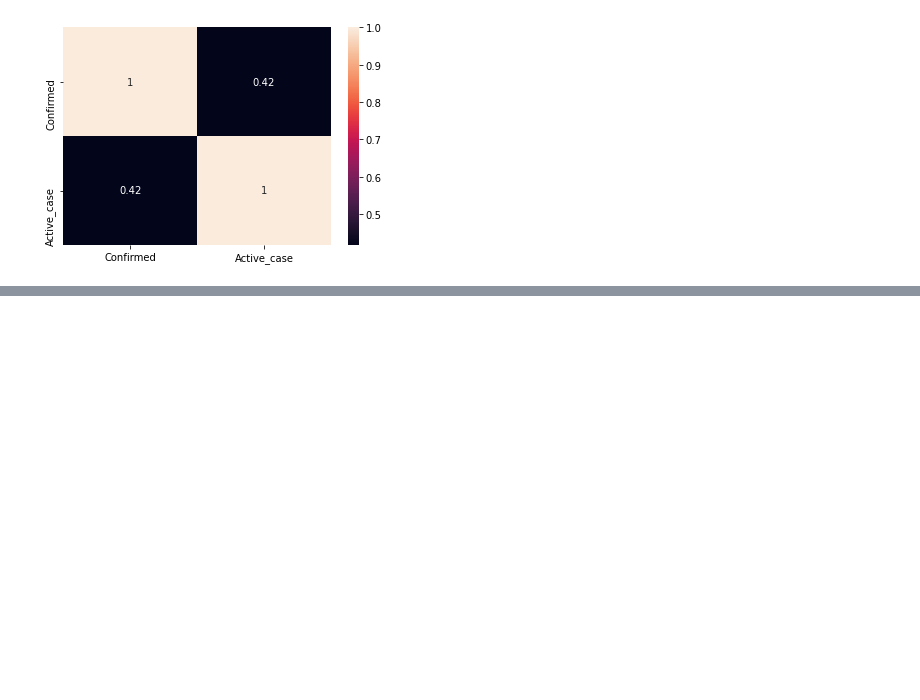
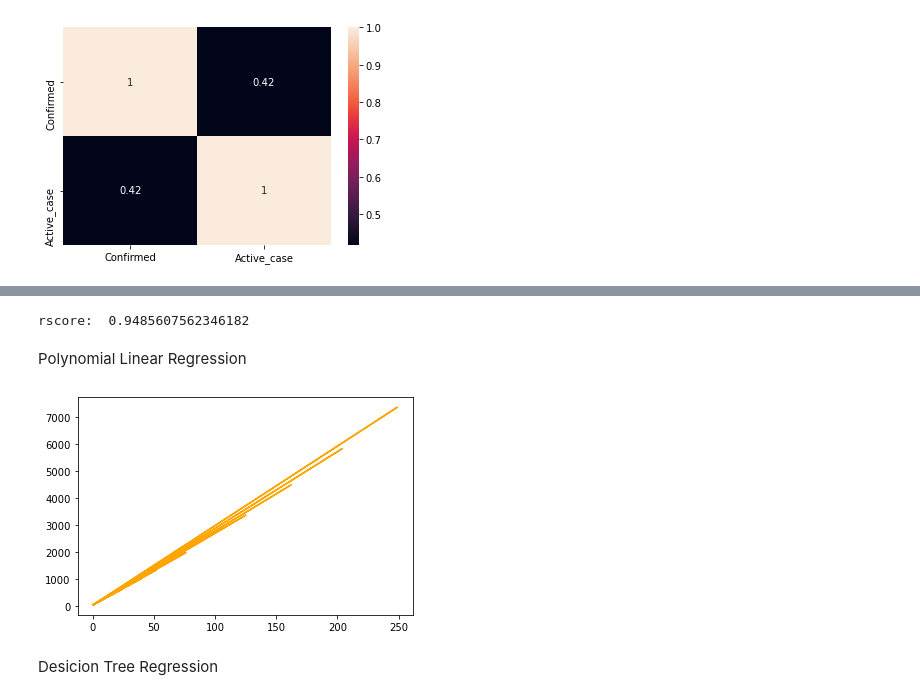
Before and after one commit to FirasDev/SUAS-Project-Spark-ML, a Jupyter notebook: Covid19_Spark_ML.ipynb, the cells around one changed output, grey strips where cells are left out. Cells and saved outputs as stored; diff of their text form; code cells hidden in the pictures; blank space fills up the shorter version.

```diff
--- a/Covid19_Spark_ML.ipynb
+++ b/Covid19_Spark_ML.ipynb
@@ -149,0 +327,35 @@ only showing top 10 rows
+# %%
+# Evaluating how accurate the predictin made is RSQUARE
+
+from sklearn.metrics import r2_score
+print("rscore: ",r2_score(y,y_head))
+# %% [output]
+rscore:  0.9485607562346182
+# %% [markdown]
+Polynomial Linear Regression
+# %%
+
+df1 = spark.read.csv("covid19_10.csv", header=True, inferSchema=True)
+data = df1.toPandas()
+# %%
+x = np.array(data["Deaths"]).reshape(-1,1)
+y = np.array(data["Confirmed"]).reshape(-1,1)
+# %%
+from sklearn.preprocessing import PolynomialFeatures
+
+polyReg = PolynomialFeatures(degree=2)
+
+x_poly = polyReg.fit_transform(x)
+
+linReg = LinearRegression()
+
+linReg.fit(x_poly,y)
+
+y_head = linReg.predict(x_poly)
+# %%
+plt.plot(x,y_head,color="orange")
+plt.show()
+# %% [output]
+[figure, added]
+# %% [markdown]
+Desicion Tree Regression
```
Also changed, not shown: parts of 29 cells of this notebook, 2 other files.
